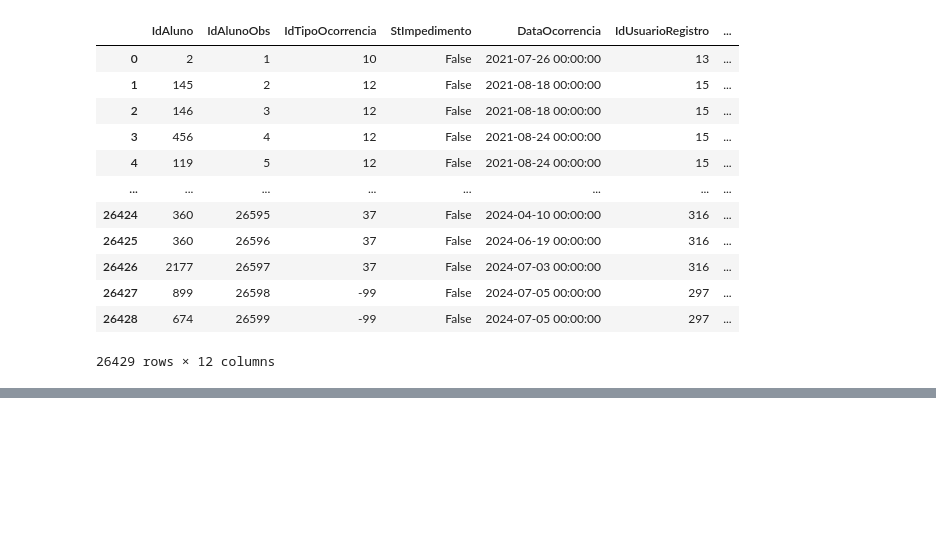
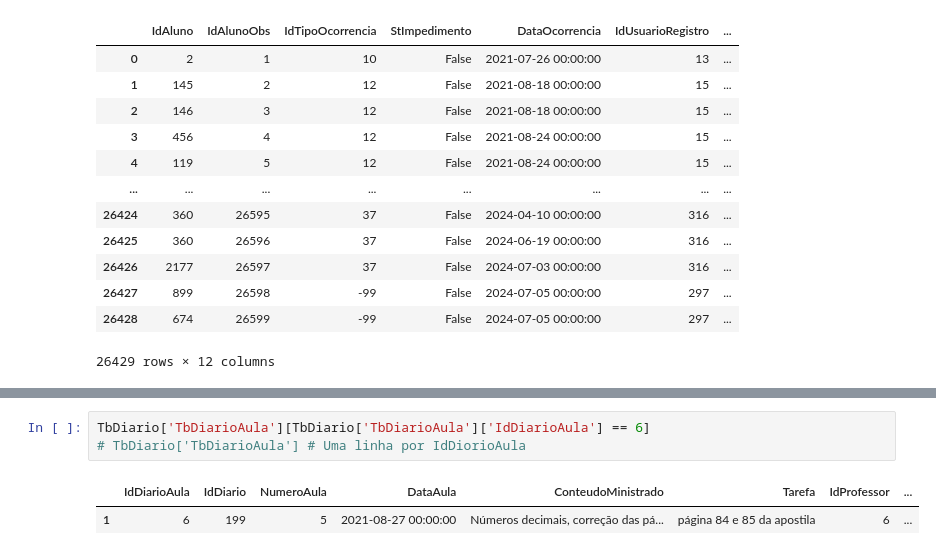
Before and after one commit to johnnathan862/pos-tech-datathon, a Jupyter notebook: creating_features.ipynb, the cells around one changed output, grey strips where cells are left out. Saved outputs shown, nothing was run; the diff lists cells and outputs as text; blank space fills up the shorter version.

```diff
--- a/creating_features.ipynb
+++ b/creating_features.ipynb
@@ -341 +371,7 @@ TbDiario['TbDiario']
+# %%
+TbDiario['TbDiarioAula'][TbDiario['TbDiarioAula']['IdDiarioAula'] == 6]
+# TbDiario['TbDiarioAula'] # Uma linha por IdDiorioAula
+# %% [output]
+|  | IdDiarioAula | IdDiario | NumeroAula | DataAula | ConteudoMinistrado | Tarefa | IdProfessor | ... |
+| 1 | 6 | 199 | 5 | 2021-08-27 00:00:00 | Números decimais, correção das pá... | página 84 e 85 da apostila | 6 | ... |
 # %%
```
Also changed, not shown: parts of 12 cells of this notebook.
